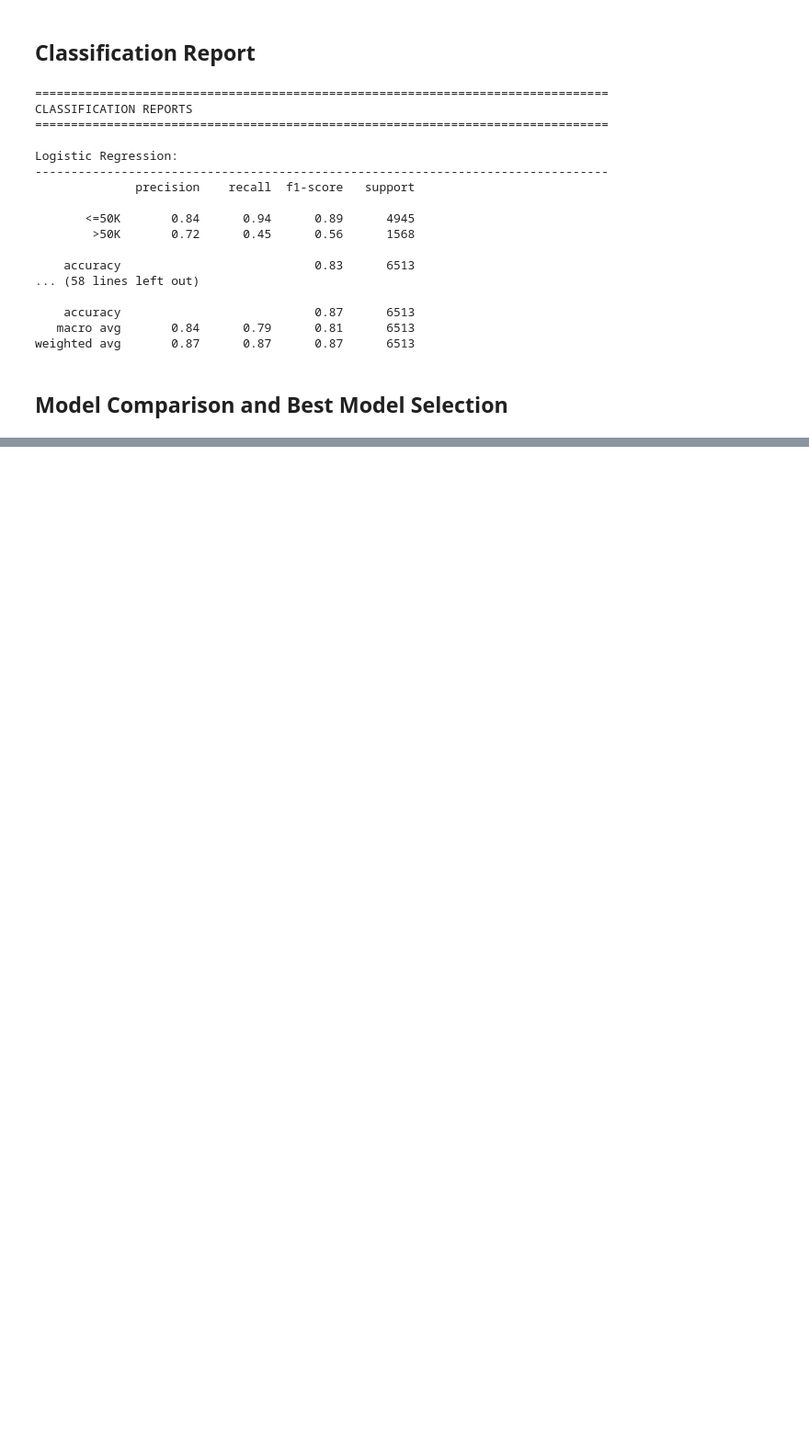
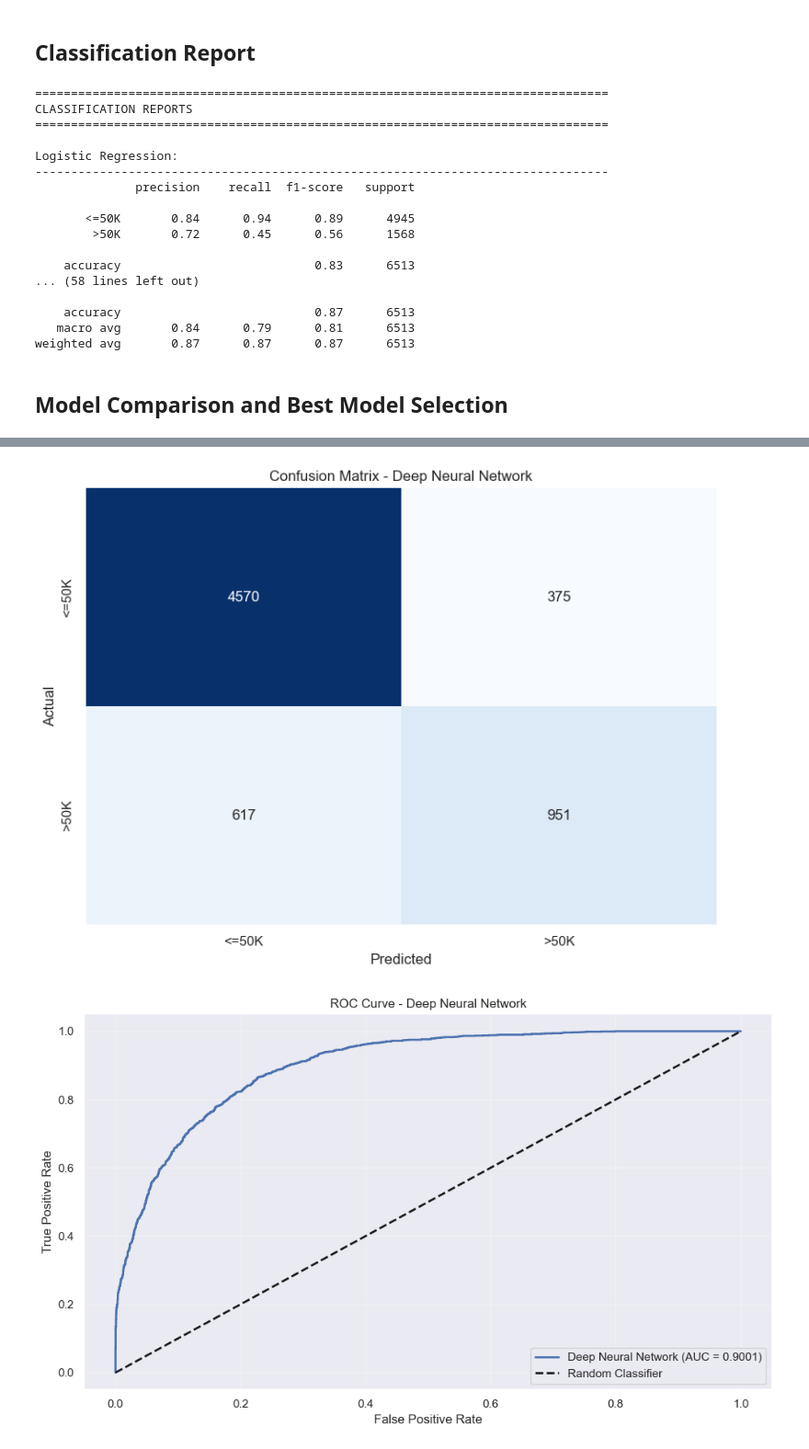
Before and after one commit to sutneV/6006CEM, a Jupyter notebook: Classification/classification.ipynb, the cells around one changed output, grey strips where cells are left out. Shown at 92% size. Cells and saved outputs as stored; diff of their text form; code cells hidden in the pictures; blank space fills up the shorter version.

```diff
--- a/Classification/classification.ipynb
+++ b/Classification/classification.ipynb
@@ -42,5 +42,18 @@ except Exception as e:
     cbt = None
     print("CatBoost not available:", e)
 
+# Deep Learning libraries
+try:
+    import tensorflow as tf
+    from tensorflow import keras
+    from tensorflow.keras import layers, callbacks
+    print(f"TensorFlow version: {tf.__version__}")
+except Exception as e:
+    tf = None
+    keras = None
+    print("TensorFlow not available:", e)
+
 np.random.seed(42)
+if tf is not None:
+    tf.random.set_seed(42)
 sns.set()
@@ -993,0 +1146,52 @@ Passing `palette` without assigning `hue` is deprecated and will be removed in v
+# %%
+if dnn_model is not None:
+    # Evaluate on train and test sets
+    print("Deep Neural Network Evaluation:")
+    print("="*80)
+
+    # Training set evaluation
+    train_loss, train_acc, train_prec, train_rec, train_auc = dnn_model.evaluate(
+        X_train_scaled, y_train, verbose=0
+    )
+    train_pred_proba = dnn_model.predict(X_train_scaled, verbose=0).flatten()
+    train_pred = (train_pred_proba > 0.5).astype(int)
+    train_f1 = f1_score(y_train, train_pred)
+
+    print(f"Train Loss: {train_loss:.4f}")
+    print(f"Train Accuracy: {train_acc:.4f}")
+    print(f"Train Precision: {train_prec:.4f}")
+    print(f"Train Recall: {train_rec:.4f}")
+    print(f"Train F1 Score: {train_f1:.4f}")
+    print(f"Train AUC-ROC: {train_auc:.4f}")
+
+    # Test set evaluation
+    test_loss, test_acc, test_prec, test_rec, test_auc = dnn_model.evaluate(
+        X_test_scaled, y_test, verbose=0
+    )
+    test_pred_proba = dnn_model.predict(X_test_scaled, verbose=0).flatten()
+    test_pred = (test_pred_proba > 0.5).astype(int)
+    test_f1 = f1_score(y_test, test_pred)
+
+    print(f"\nTest Loss: {test_loss:.4f}")
+    print(f"Test Accuracy: {test_acc:.4f}")
+    print(f"Test Precision: {test_prec:.4f}")
+    print(f"Test Recall: {test_rec:.4f}")
+    print(f"Test F1 Score: {test_f1:.4f}")
+    print(f"Test AUC-ROC: {test_auc:.4f}")
+
+    # Store results for later comparison
+    dnn_results = (y_train, train_pred, y_test, test_pred, train_pred_proba, test_pred_proba)
+
+    # Confusion matrix
+    plot_confusion_matrix(y_test, test_pred, "Deep Neural Network")
+
+    # ROC curve
+    plot_roc_curve(y_test, test_pred_proba, "Deep Neural Network")
+
+    # Classification report
+    print("\nDeep Neural Network Classification Report:")
+    print("-"*80)
+    print(classification_report(y_test, test_pred, target_names=le_target.classes_))
+else:
+    dnn_results = None
+# %% [output]
@@ -993,0 +1213,2 @@ Passing `palette` without assigning `hue` is deprecated and will be removed in v
+[figure, added]
+[figure, added]
```
Also changed, not shown: parts of 9 cells of this notebook, 3 other files.
